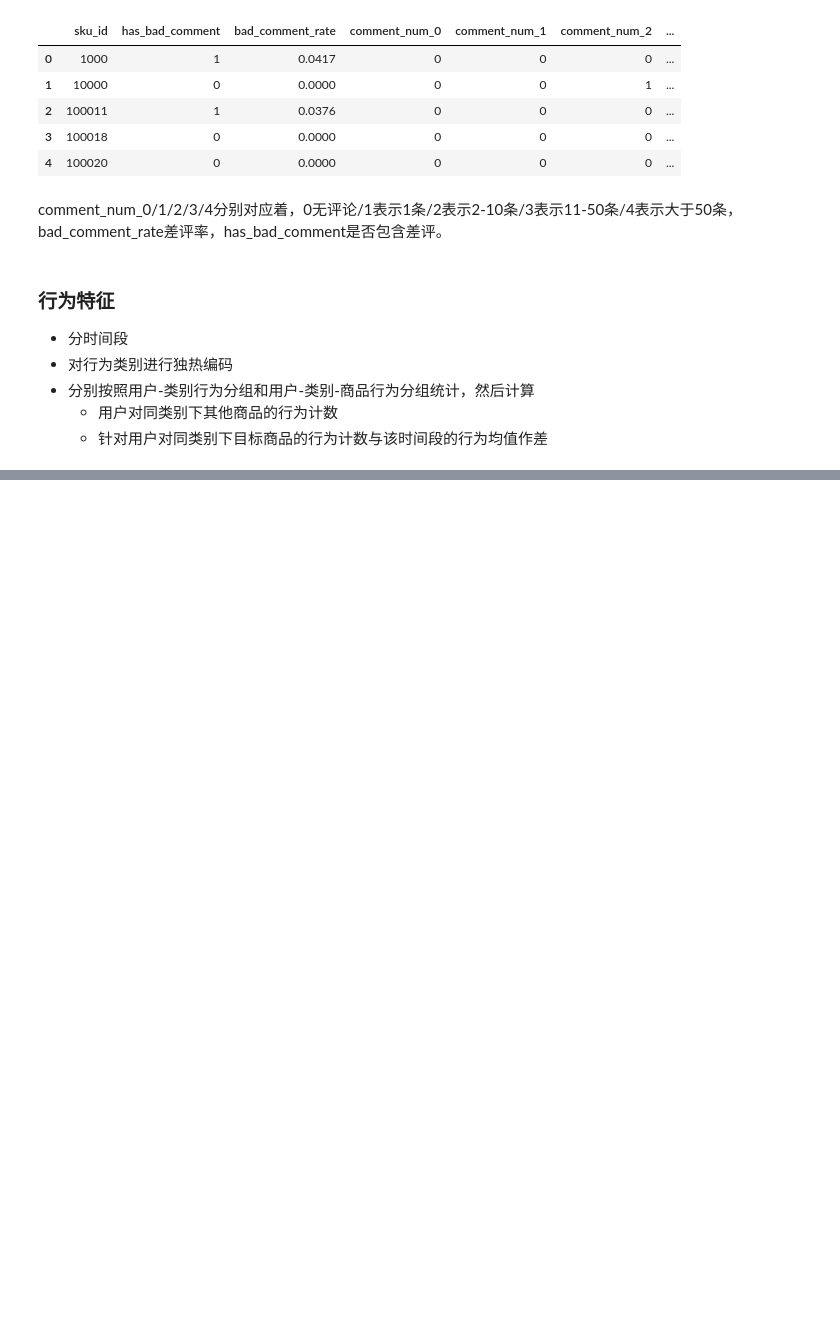
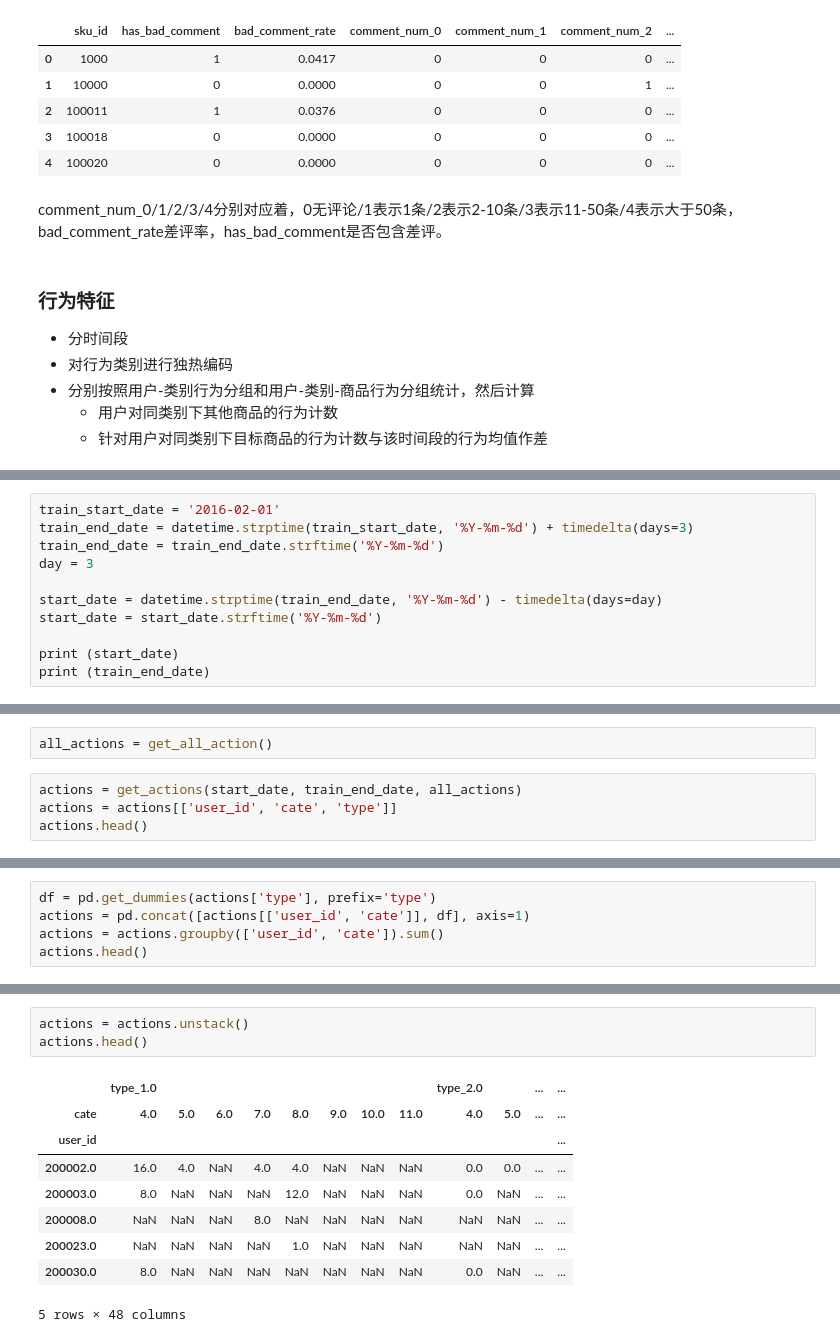
Before and after one commit to ben1234560/AiLearning-Theory-Applying, a Jupyter notebook: 机器学习竞赛实战_优胜解决方案/京东用户购买意向预测/3-特征工程.ipynb, the cells around one changed output, grey strips where cells are left out. Drawn from its saved outputs; the diff is of its cells as text; blank space fills up the shorter version.

Commit message:
Add. Feature engineering of Users and Commndities

```diff
--- a/机器学习竞赛实战_优胜解决方案/京东用户购买意向预测/3-特征工程.ipynb
+++ b/机器学习竞赛实战_优胜解决方案/京东用户购买意向预测/3-特征工程.ipynb
@@ -390,0 +567,11 @@ actions.head(20)
+# %%
+train_start_date = '2016-02-01'
+train_end_date = datetime.strptime(train_start_date, '%Y-%m-%d') + timedelta(days=3)
+train_end_date = train_end_date.strftime('%Y-%m-%d')
+day = 3
+
+start_date = datetime.strptime(train_end_date, '%Y-%m-%d') - timedelta(days=day)
+start_date = start_date.strftime('%Y-%m-%d')
+
+print (start_date)
+print (train_end_date)
@@ -390,0 +581,6 @@ actions.head(20)
+# %%
+all_actions = get_all_action()
+# %%
+actions = get_actions(start_date, train_end_date, all_actions)
+actions = actions[['user_id', 'cate', 'type']]
+actions.head()
@@ -390,0 +594,5 @@ actions.head(20)
+# %%
+df = pd.get_dummies(actions['type'], prefix='type')
+actions = pd.concat([actions[['user_id', 'cate']], df], axis=1)
+actions = actions.groupby(['user_id', 'cate']).sum()
+actions.head()
@@ -390,0 +607,13 @@ actions.head(20)
+# %%
+actions = actions.unstack()
+actions.head()
+# %% [output]
+|  | type_1.0 |  |  |  |  |  |  |  | type_2.0 |  | ... | ... |
+| cate | 4.0 | 5.0 | 6.0 | 7.0 | 8.0 | 9.0 | 10.0 | 11.0 | 4.0 | 5.0 | ... | ... |
+| user_id |  |  |  |  |  |  |  |  |  |  |  | ... |
+| 200002.0 | 16.0 | 4.0 | NaN | 4.0 | 4.0 | NaN | NaN | NaN | 0.0 | 0.0 | ... | ... |
+| 200003.0 | 8.0 | NaN | NaN | NaN | 12.0 | NaN | NaN | NaN | 0.0 | NaN | ... | ... |
+| 200008.0 | NaN | NaN | NaN | 8.0 | NaN | NaN | NaN | NaN | NaN | NaN | ... | ... |
+| 200023.0 | NaN | NaN | NaN | NaN | 1.0 | NaN | NaN | NaN | NaN | NaN | ... | ... |
+| 200030.0 | 8.0 | NaN | NaN | NaN | NaN | NaN | NaN | NaN | 0.0 | NaN | ... | ... |
+5 rows × 48 columns
```
Also changed, not shown: parts of 41 cells of this notebook.
